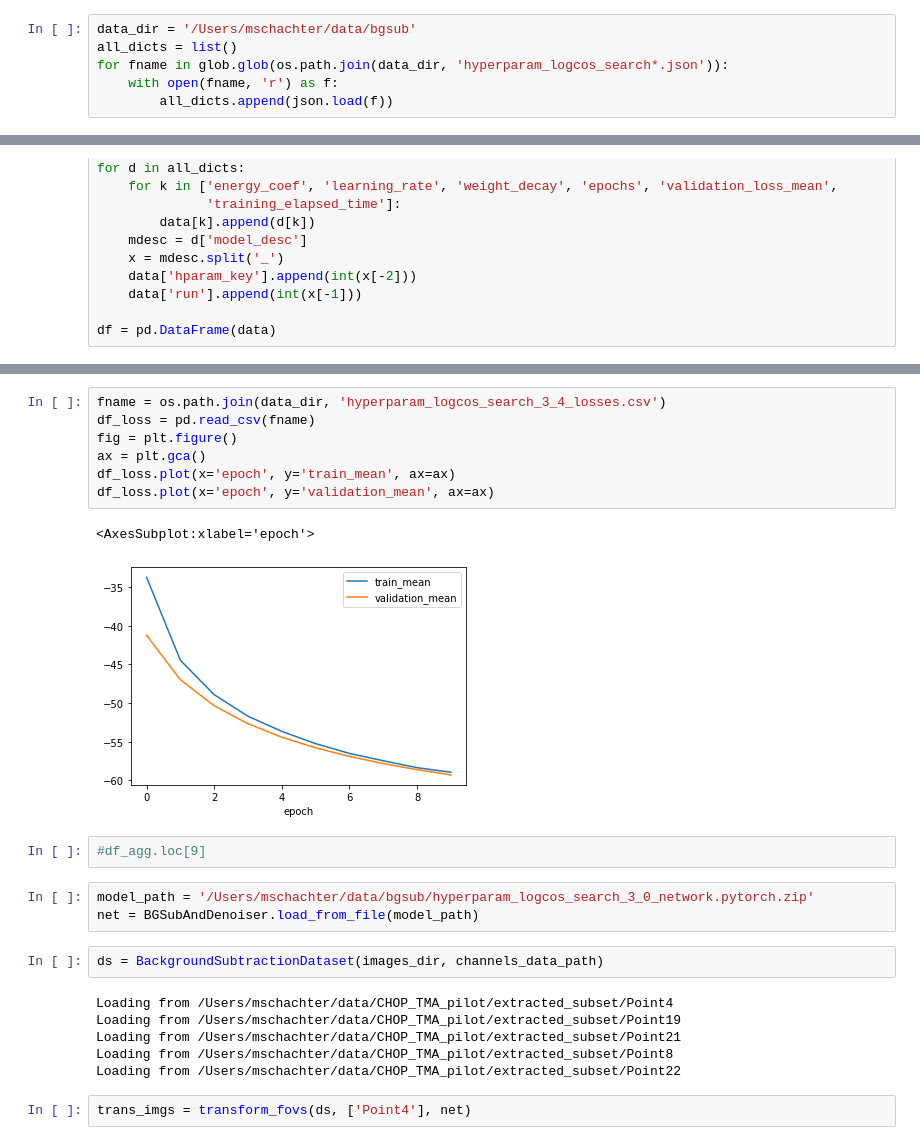
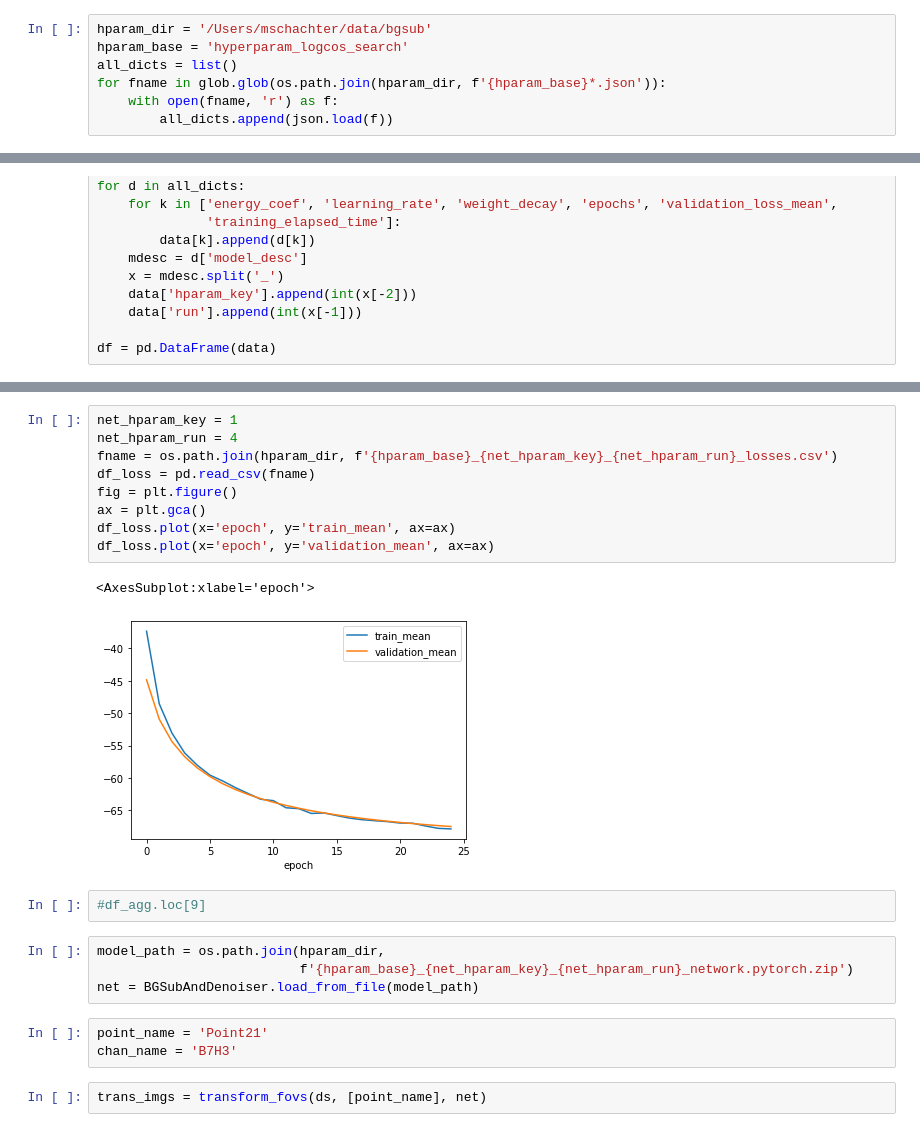
Before and after one commit to ParkerICI/mibi_processing, a Jupyter notebook: notebooks/Convnet for Background Subtraction.ipynb, the cells around one changed output, grey strips where cells are left out. Cells and saved outputs as stored; diff of their text form.

```diff
--- a/notebooks/Convnet for Background Subtraction.ipynb
+++ b/notebooks/Convnet for Background Subtraction.ipynb
@@ -222,9 +222,10 @@ import glob
 import json
 import os
 # %%
-data_dir = '/Users/mschachter/data/bgsub'
+hparam_dir = '/Users/mschachter/data/bgsub'
+hparam_base = 'hyperparam_logcos_search'
 all_dicts = list()
-for fname in glob.glob(os.path.join(data_dir, 'hyperparam_logcos_search*.json')):
+for fname in glob.glob(os.path.join(hparam_dir, f'{hparam_base}*.json')):
     with open(fname, 'r') as f:
         all_dicts.append(json.load(f))
 # %%
@@ -279,25 +298,23 @@ df_agg.sort_values('validation_loss_mean')
 # %%
-fname = os.path.join(data_dir, 'hyperparam_logcos_search_3_4_losses.csv')
+net_hparam_key = 1
+net_hparam_run = 4
+fname = os.path.join(hparam_dir, f'{hparam_base}_{net_hparam_key}_{net_hparam_run}_losses.csv')
 df_loss = pd.read_csv(fname)
 fig = plt.figure()
 ax = plt.gca()
 df_loss.plot(x='epoch', y='train_mean', ax=ax)
 df_loss.plot(x='epoch', y='validation_mean', ax=ax)
 # %% [output]
 <AxesSubplot:xlabel='epoch'>
-[figure, old version]
+[figure, new version]
 # %%
 #df_agg.loc[9]
 # %%
-model_path = '/Users/mschachter/data/bgsub/hyperparam_logcos_search_3_0_network.pytorch.zip'
+model_path = os.path.join(hparam_dir,
+                          f'{hparam_base}_{net_hparam_key}_{net_hparam_run}_network.pytorch.zip')
 net = BGSubAndDenoiser.load_from_file(model_path)
-# %%
-ds = BackgroundSubtractionDataset(images_dir, channels_data_path)
-# %% [output]
-Loading from /Users/mschachter/data/CHOP_TMA_pilot/extracted_subset/Point4
-Loading from /Users/mschachter/data/CHOP_TMA_pilot/extracted_subset/Point19
-Loading from /Users/mschachter/data/CHOP_TMA_pilot/extracted_subset/Point21
-Loading from /Users/mschachter/data/CHOP_TMA_pilot/extracted_subset/Point8
-Loading from /Users/mschachter/data/CHOP_TMA_pilot/extracted_subset/Point22
+# %%
+point_name = 'Point21'
+chan_name = 'B7H3'
 # %%
-trans_imgs = transform_fovs(ds, ['Point4'], net)
+trans_imgs = transform_fovs(ds, [point_name], net)
```
Also changed, not shown: parts of 8 cells of this notebook.
